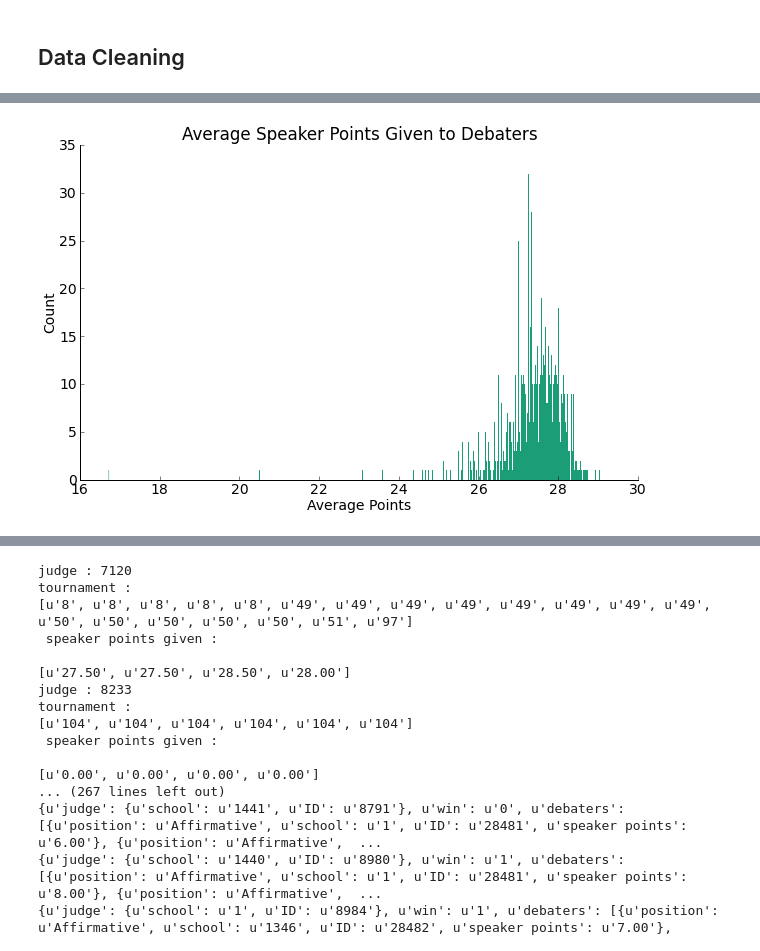
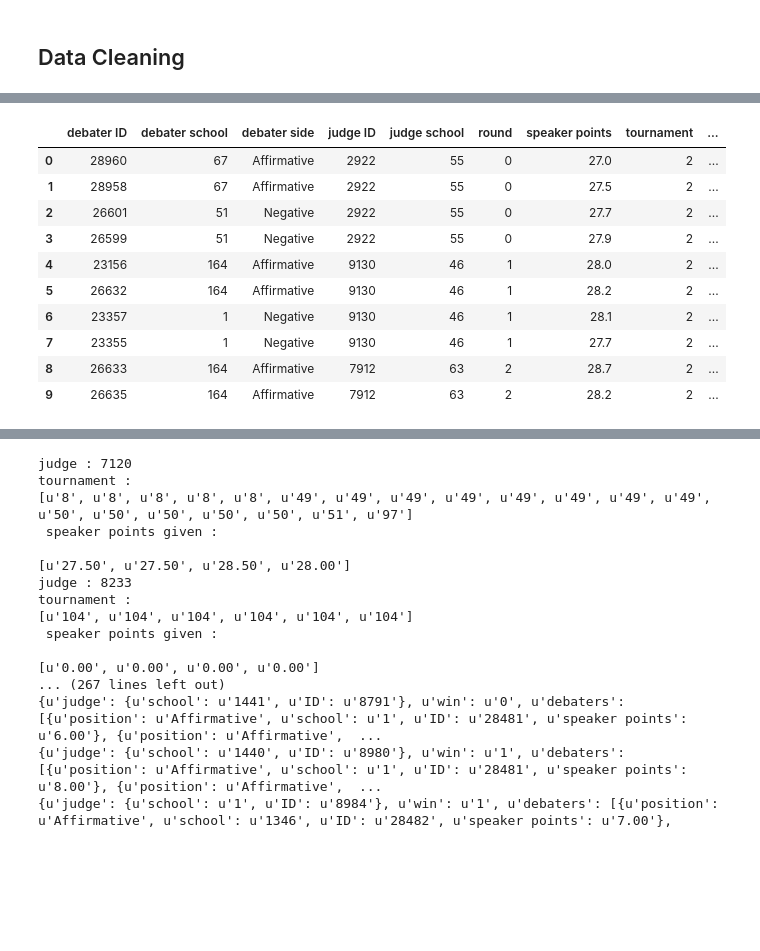
Before and after one commit to JCSchiavone/Policy-Debate-TrueScore, a Jupyter notebook: CS109_FINAL_PROJECT_NOTEBOOK.ipynb, the cells around one changed output, grey strips where cells are left out. Saved outputs shown, nothing was run; the diff lists cells and outputs as text; code cells hidden in the pictures; blank space fills up the shorter version.

```diff
--- a/CS109_FINAL_PROJECT_NOTEBOOK.ipynb
+++ b/CS109_FINAL_PROJECT_NOTEBOOK.ipynb
@@ -428,10 +290,9 @@ revised_data_2009_2010 = remove_bad_data(data_2009_2010)
 def test_remove_data (d) :
     for j in d :
         all_zeros = True
-        assert(not(j['tournament'] == '103'))
         for i in j['debaters'] :
             if (float(i['speaker points'] > 0 or float(i['speaker points']) < 0)) :
                 all_zeros = False
             assert(float(i['speaker points']) >= 0. and float(i['speaker points']) <= 30.)
+            assert(not(float(i['speaker points']) > 0 and float(i['speaker points'] <= 20)))
         assert(all_zeros == False)
-test_remove_data(revised_data_2009_2010)
@@ -444,4 +299,18 @@ plot_judge_means(remove_bad_data(data_2009_2010))
-# %%
-plot_debater_means(remove_bad_data(data_2009_2010))
-# %% [output]
-[figure, removed]
+# %%
+#Creating our new data frame from the filtered data, and looking at the first few rows
+revised_data_2010_2011 = remove_bad_data(data_2010_2011)
+test_remove_data(revised_data_2010_2011)
+df_2010_2011 = load_df(revised_data_2010_2011)
+df_2010_2011.head(10)
+# %% [output]
+|  | debater ID | debater school | debater side | judge ID | judge school | round | speaker points | tournament | ... |
+| 0 | 28960 | 67 | Affirmative | 2922 | 55 | 0 | 27.0 | 2 | ... |
+| 1 | 28958 | 67 | Affirmative | 2922 | 55 | 0 | 27.5 | 2 | ... |
+| 2 | 26601 | 51 | Negative | 2922 | 55 | 0 | 27.7 | 2 | ... |
+| 3 | 26599 | 51 | Negative | 2922 | 55 | 0 | 27.9 | 2 | ... |
+| 4 | 23156 | 164 | Affirmative | 9130 | 46 | 1 | 28.0 | 2 | ... |
+| 5 | 26632 | 164 | Affirmative | 9130 | 46 | 1 | 28.2 | 2 | ... |
+| 6 | 23357 | 1 | Negative | 9130 | 46 | 1 | 28.1 | 2 | ... |
+| 7 | 23355 | 1 | Negative | 9130 | 46 | 1 | 27.7 | 2 | ... |
+| 8 | 26633 | 164 | Affirmative | 7912 | 63 | 2 | 28.7 | 2 | ... |
+| 9 | 26635 | 164 | Affirmative | 7912 | 63 | 2 | 28.2 | 2 | ... |
```
Also changed, not shown: parts of 59 cells of this notebook.
